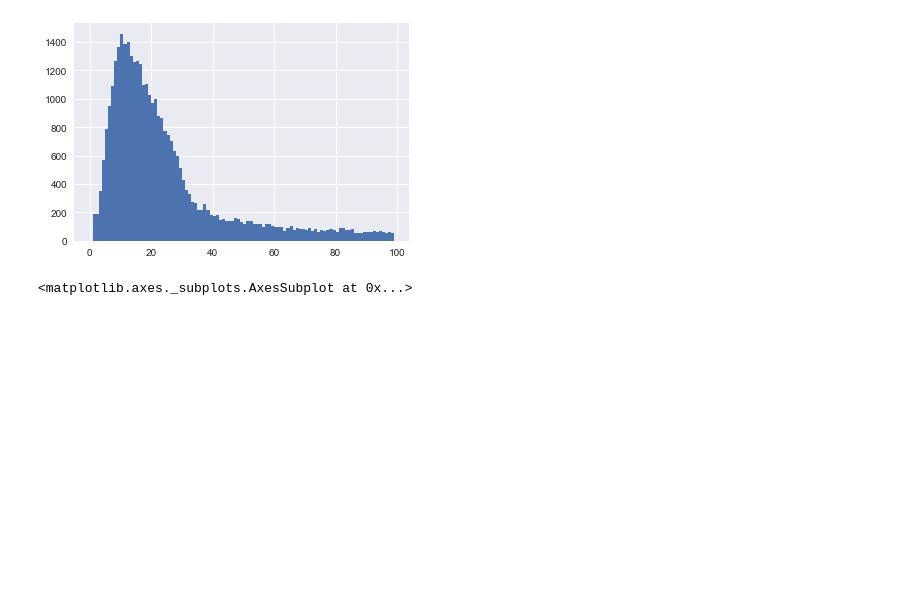
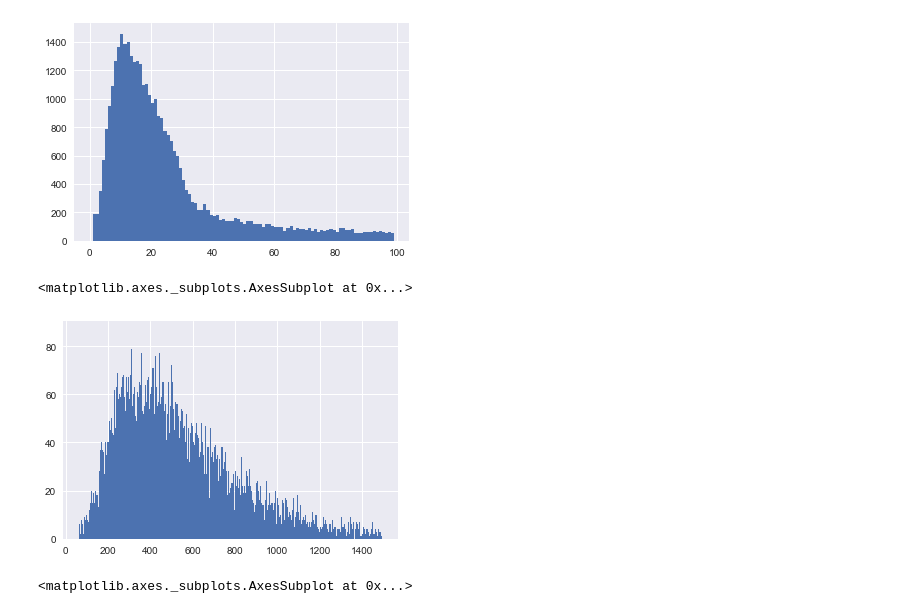
Before and after one commit to Arkenan/datos-tp, a Jupyter notebook: Explo v2.ipynb, the cells around one changed output. Drawn from its saved outputs; the diff is of its cells as text; code cells hidden in the pictures; blank space fills up the shorter version.

```diff
--- a/Explo v2.ipynb
+++ b/Explo v2.ipynb
@@ -238,6 +250,13 @@ trips[trips.subscription_type == 'Customer'].duration[trips.start_date.dt.dayofw
 # %% [output]
 <matplotlib.axes._subplots.AxesSubplot at 0x...>
 [figure]
+# %%
+# Cantidad de viajes por duración para clientes de tiempo corto en fin de semana
+trips[np.logical_and(trips.subscription_type == 'Subscriber', trips.start_date.dt.dayofweek > 4)].duration\
+     .hist(bins=range(60,1500))
+# %% [output]
+<matplotlib.axes._subplots.AxesSubplot at 0x...>
+[figure, added]
 # %%
 grouped_by_hour = trips.loc[trips.start_date.dt.weekday > 4][['duration', 'hour']].groupby('hour')
 grouped_by_hour.median().plot.bar()
```
Also changed, not shown: parts of 12 cells of this notebook.
